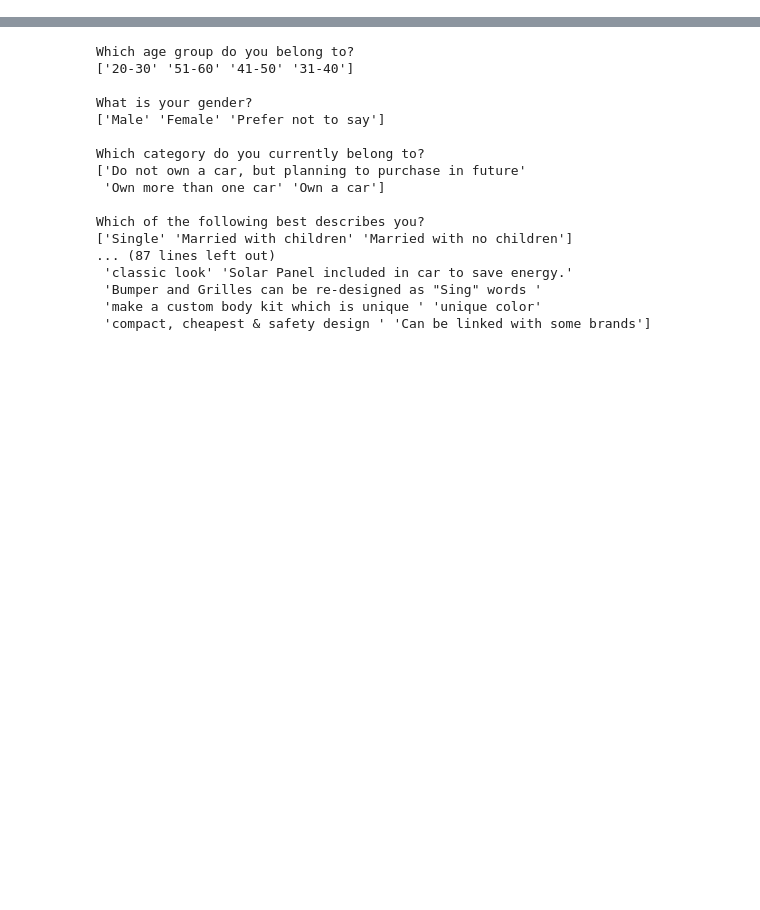
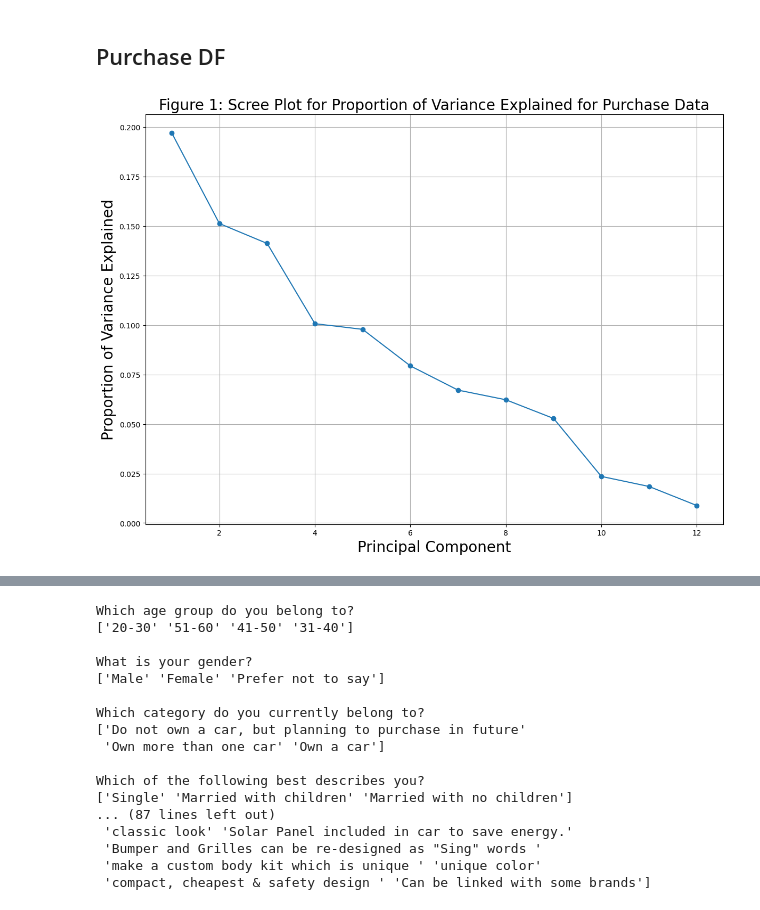
Before and after one commit to bentjh01/MA4829_Machine_Intelligence, a Jupyter notebook: data_exploration.ipynb, the cells around one changed output, grey strips where cells are left out. Cells and saved outputs as stored; diff of their text form; code cells hidden in the pictures; blank space fills up the shorter version.

Commit message:
data classification and PCA

```diff
--- a/data_exploration.ipynb
+++ b/data_exploration.ipynb
@@ -14,0 +105,2 @@ data_raw_df.head(1)
+# %%
+preprocessed_df['design_ideas'] = preprocessed_df['design_ideas'].fillna('none')
@@ -14,0 +149,2 @@ data_raw_df.head(1)
+# %%
+transformed_df = preprocessed_df.copy()
@@ -14,0 +153,4 @@ data_raw_df.head(1)
+# %%
+transformed_df=expand_list_values(transformed_df, 'purchase_factors')
+transformed_df=expand_list_values(transformed_df, 'exterior_components')
+transformed_df=expand_list_values(transformed_df, 'interior_components')
@@ -14,0 +159,10 @@ data_raw_df.head(1)
+# %%
+transformed_df['design_ideas'] = preprocessed_df.apply(lambda row: 0 if row['design_ideas'] == 'none' else 1, axis=1)
+encode_data_by_count('gender', transformed_df)
+encode_data_by_count('maritial_status', transformed_df)
+encode_by_label(transformed_df, ['0', 'under 500', '500-1000', 'over 1000'], 'customise_spend')
+encode_by_label(transformed_df, ['0', 'under 500', '500-1000', 'over 1000'], 'personalise_spend')
+encode_by_label(transformed_df, ['None', 'One', 'More than One'], 'car_ownership')
+encode_by_label(transformed_df, ['Not likely', 'Likely', 'Very likely'], 'customise_likelihood')
+encode_by_label(transformed_df, ['No', 'Only with professional help','Yes'], 'personalise_interest')
+encode_by_label(transformed_df, ['20-30', '31-40', '41-50', '51-60'], 'age_group')
@@ -14,0 +187,49 @@ data_raw_df.head(1)
+# %% [markdown]
+## Purchase DF
+# %%
+purchase_col_sel = [
+  'gender_encoded',
+  'maritial_status_encoded',
+  'car_ownership_encoded',
+  'age_group_encoded',
+  'purchase_factors:Aesthetics',
+  'purchase_factors:Brand name',
+  'purchase_factors:Customisable options',
+  'purchase_factors:Functionality',
+  'purchase_factors:Price',
+  'purchase_factors:Size',
+  'purchase_factors:Sustainability/environment considerations',
+  'purchase_factors:Technological features'
+]
+purchase_df = transformed_df[purchase_col_sel]
+
+purchase_factors = transformed_df['purchase_factors'].explode().unique().tolist()
+for i, val in enumerate(purchase_factors):
+  purchase_factors[i] = 'purchase_factors:' + val
+
+scaler = MinMaxScaler()
+scaled_purchase_df = pd.DataFrame(data = scaler.fit_transform(purchase_df), columns = purchase_df.columns)
+
+# reduced
+reduced_purchase_df = scaled_purchase_df.copy()
+pca = PCA()
+pca.fit(reduced_purchase_df)
+
+eigenvalues = pca.explained_variance_
+prop_var = eigenvalues / np.sum(eigenvalues)
+
+plt.figure(figsize=(14,10))
+plt.plot(np.arange(1, len(prop_var)+1),
+                   prop_var, marker='o')
+plt.xlabel('Principal Component',
+           size = 20)
+plt.ylabel('Proportion of Variance Explained',
+           size = 20)
+plt.title('Figure 1: Scree Plot for Proportion of Variance Explained for Purchase Data',
+          size = 20)
+plt.grid(True)
+
+reduced_purchase_df = PCA(n_components=10).fit_transform(reduced_purchase_df)
+reduced_purchase_df = pd.DataFrame(reduced_purchase_df)
+# %% [output]
+[figure, added]
```
Also changed, not shown: parts of 37 cells of this notebook, 1 other file.
